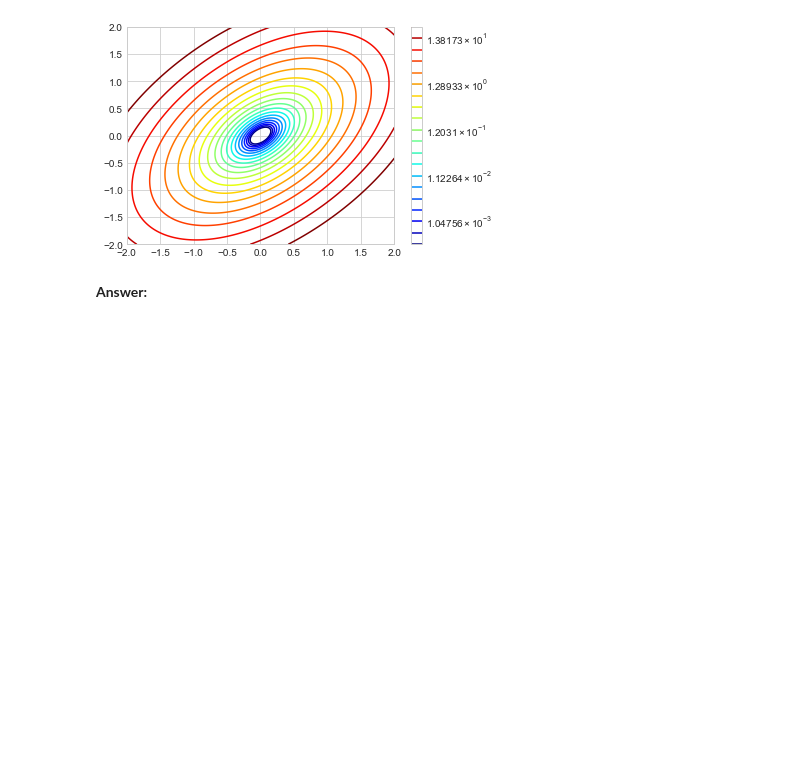
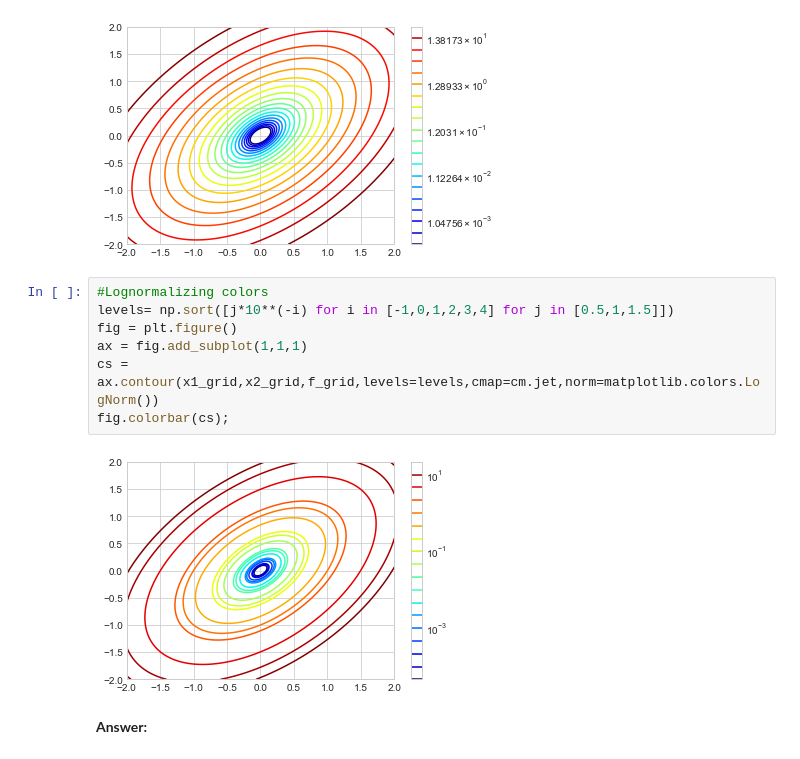
Before and after one commit to AskerNC/exercises-2021, a Jupyter notebook: PS7/problem_set_7-sol.ipynb, the cells around one changed output. Drawn from its saved outputs; the diff is of its cells as text; blank space fills up the shorter version.

```diff
--- a/PS7/problem_set_7-sol.ipynb
+++ b/PS7/problem_set_7-sol.ipynb
@@ -122,6 +115,15 @@ cs = ax.contour(x1_grid,x2_grid,f_grid,levels=levels,cmap=cm.jet,norm=matplotlib
 fig.colorbar(cs);
 # %% [output]
 [figure]
+# %%
+#Lognormalizing colors
+levels= np.sort([j*10**(-i) for i in [-1,0,1,2,3,4] for j in [0.5,1,1.5]])
+fig = plt.figure()
+ax = fig.add_subplot(1,1,1)
+cs = ax.contour(x1_grid,x2_grid,f_grid,levels=levels,cmap=cm.jet,norm=matplotlib.colors.LogNorm())
+fig.colorbar(cs);
+# %% [output]
+[figure, added]
 # %% [markdown]
 **Answer:**
 # %%
```
Also changed, not shown: parts of 45 cells of this notebook, 1 other file.
